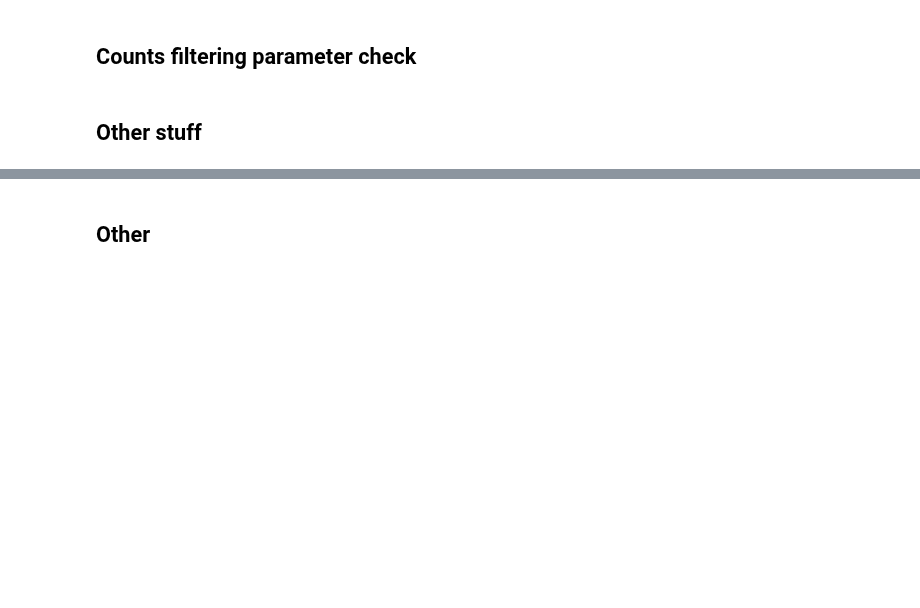
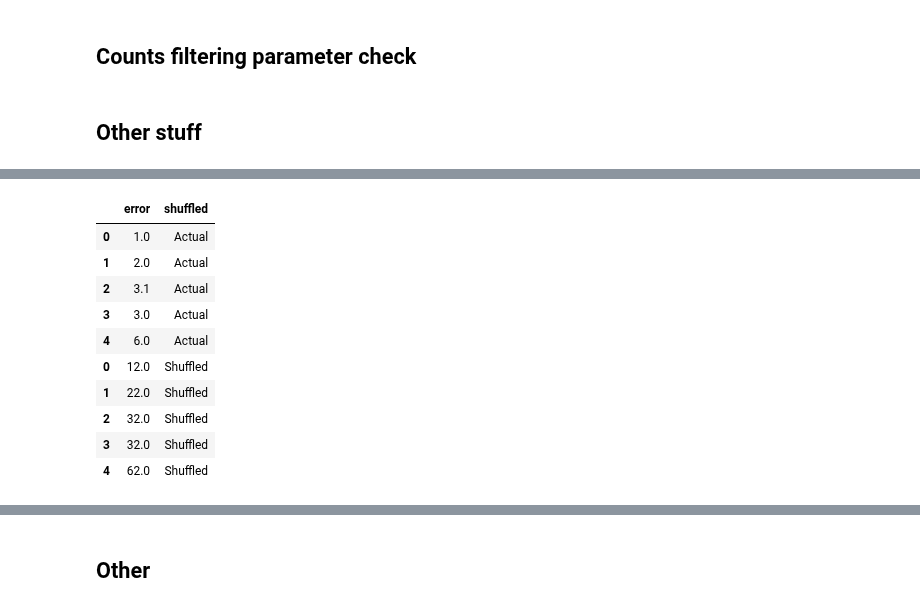
Before and after one commit to vandermeerlab/emi_shortcut, a Jupyter notebook: 2D_tuning_curve.ipynb, the cells around one changed output, grey strips where cells are left out. Drawn from its saved outputs; the diff is of its cells as text; code cells hidden in the pictures; blank space fills up the shorter version.

```diff
--- a/2D_tuning_curve.ipynb
+++ b/2D_tuning_curve.ipynb
@@ -452,0 +511,20 @@ total_tracks = info.track_length['u'] + info.track_length['shortcut'] + info.tra
+# %%
+t = dict(error=e[0], shuffled='Actual')
+y = dict(error=s[0], shuffled='Shuffled')
+qq = pd.DataFrame(t)
+qt = pd.DataFrame(y)
+frames = [qq, qt]
+result = pd.concat(frames)
+result
+# %% [output]
+|  | error | shuffled |
+| 0 | 1.0 | Actual |
+| 1 | 2.0 | Actual |
+| 2 | 3.1 | Actual |
+| 3 | 3.0 | Actual |
+| 4 | 6.0 | Actual |
+| 0 | 12.0 | Shuffled |
+| 1 | 22.0 | Shuffled |
+| 2 | 32.0 | Shuffled |
+| 3 | 32.0 | Shuffled |
+| 4 | 62.0 | Shuffled |
```
Also changed, not shown: parts of 23 cells of this notebook, 3 other files.
